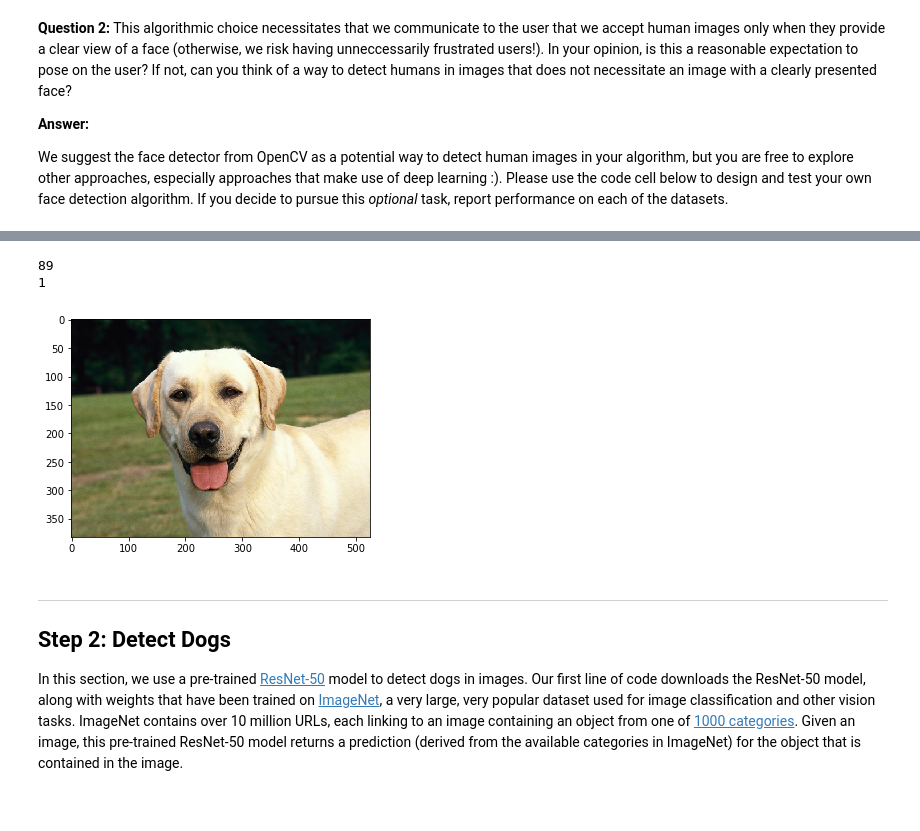
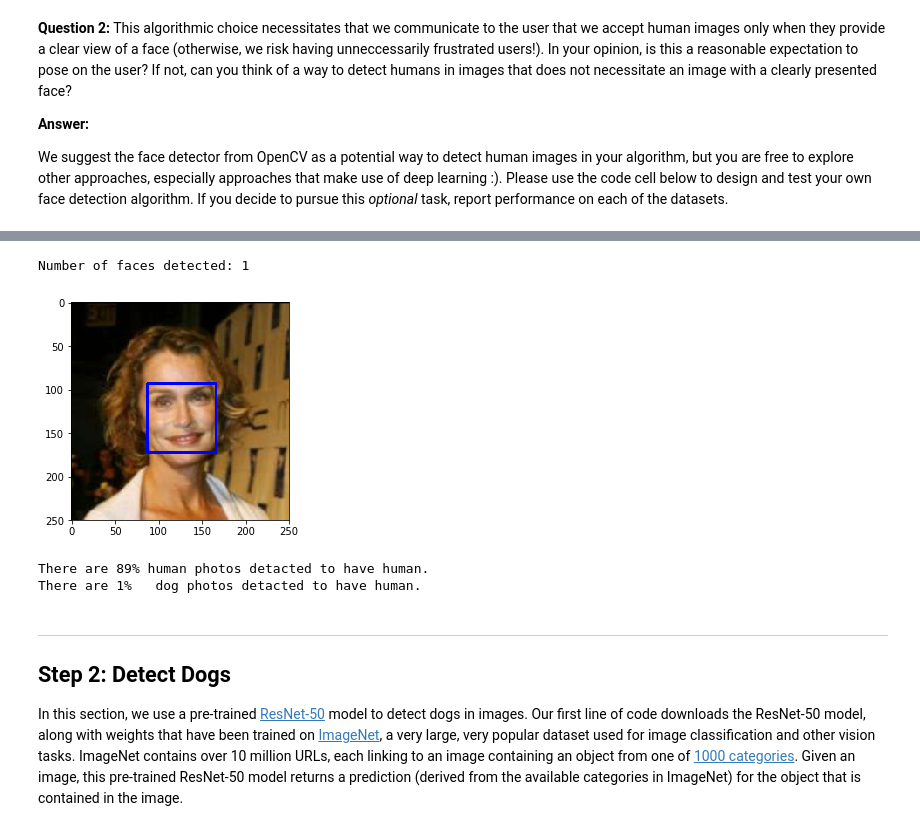
Before and after one commit to adamliuio/aind, a Jupyter notebook: term_2/P1-dog_project-Adam_liu/dog_app.ipynb, the cells around one changed output, grey strips where cells are left out. Cells and saved outputs as stored; diff of their text form; code cells hidden in the pictures.

```diff
--- a/term_2/P1-dog_project-Adam_liu/dog_app.ipynb
+++ b/term_2/P1-dog_project-Adam_liu/dog_app.ipynb
@@ -262,35 +286,32 @@ Number of faces detected: 1
-# %%
-dog_files_short   = train_files[:100]
-human_files_short = human_files[:100]
-# Do NOT modify the code above this line.
-
-## TODO: Test the performance of the face_detector algorithm
-## on the images in human_files_short and dog_files_short.
-
-correct_human = 0
-correct_dog   = 0
-correct_ones = []
-
-for h in human_files_short:
-    correct_human += face_detector(h)
-for d in dog_files_short:
-    result = face_detector(d)
-    correct_dog   += result
-    if result == 1:
-        correct_ones.append(d)
-
-print(correct_human)
-print(correct_dog)
-
-for d in correct_ones:
-    img = cv2.imread(d)
-    cv_rgb = cv2.cvtColor(img, cv2.COLOR_BGR2RGB)
-    plt.imshow(cv_rgb)
-    plt.show()
-# %% [output]
-89
-1
-[figure, removed]
+# %%
+show_image(human_files[3], ax=None, detector="lbp")
+# %% [output]
+Number of faces detected: 1
+[figure, added]
+# %%
+dog_files_short   = train_files[:100]
+human_files_short = human_files[:100]
+
+## (Optional) TODO: Report the performance of another
+## face detection algorithm on the LFW dataset
+### Feel free to use as many code cells as needed.
+
+human_in_human = 0
+human_in_dog   = 0
+
+for i in range(len(human_files_short)):
+
+    h, d = human_files_short[i], dog_files_short[i]
+    if face_detector(h, detector="lbp") is not False:
+        human_in_human += 1
+    if face_detector(d, detector="lbp") is not False:
+        human_in_dog += 1
+
+print("There are {}% human photos detacted to have human.".format(human_in_human))
+print("There are {}%   dog photos detacted to have human.".format(human_in_dog))
+# %% [output]
+There are 89% human photos detacted to have human.
+There are 1%   dog photos detacted to have human.
 # %% [markdown]
 ---
 <a id='step2'></a>
```
Also changed, not shown: parts of 20 cells of this notebook, 17 other files.
